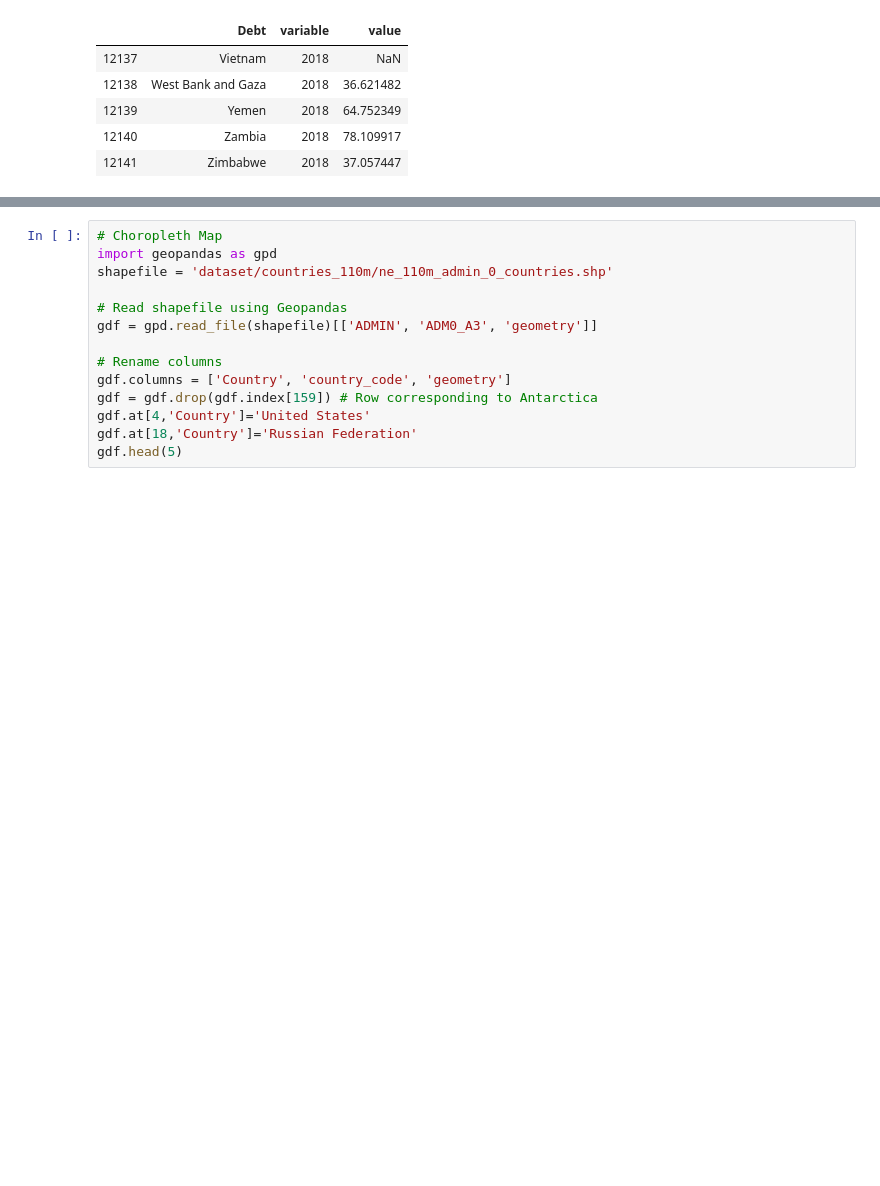
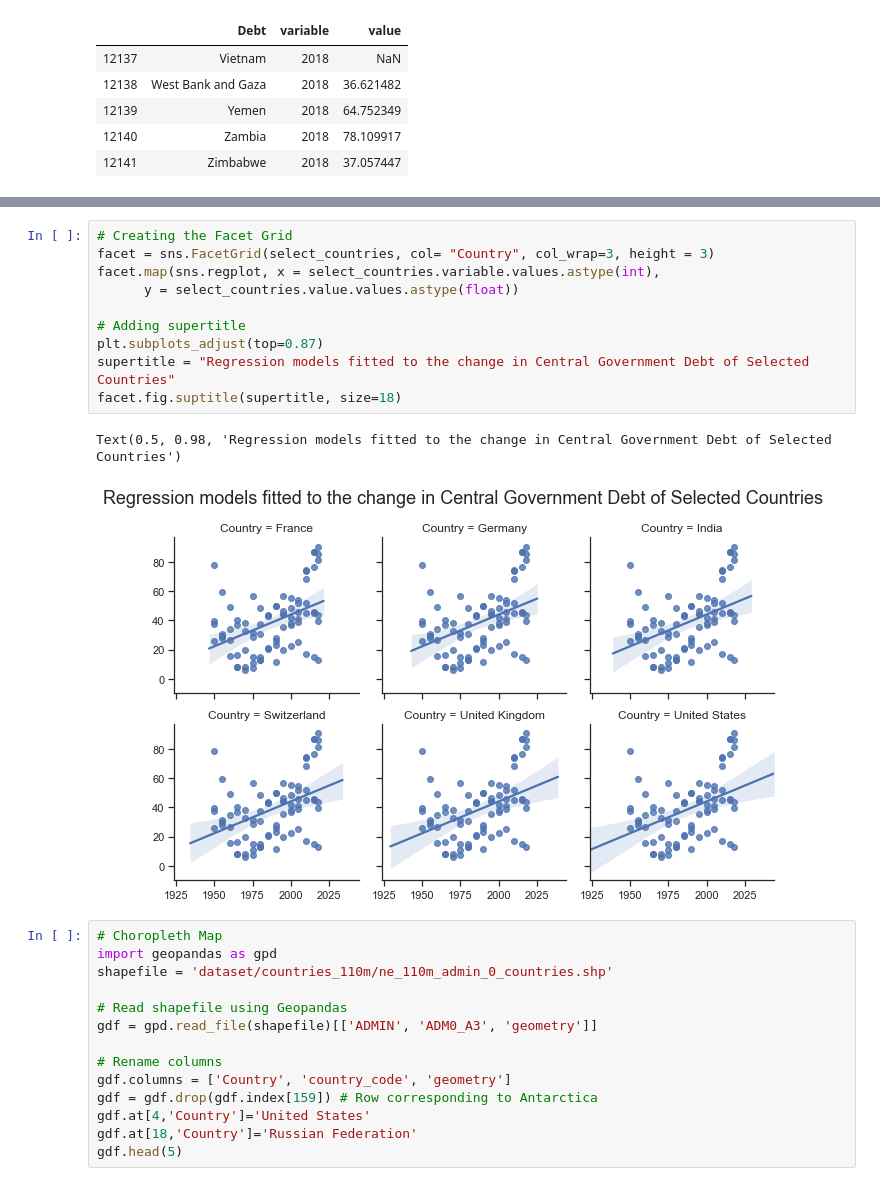
Before and after one commit to skhiearth/International-Debt-Statistics, a Jupyter notebook: IDS.ipynb, the cells around one changed output, grey strips where cells are left out. Cells and saved outputs as stored; diff of their text form; blank space fills up the shorter version.

```diff
--- a/IDS.ipynb
+++ b/IDS.ipynb
@@ -106,3 +121,16 @@ plt.legend()
+# %%
+# Creating the Facet Grid
+facet = sns.FacetGrid(select_countries, col= "Country", col_wrap=3, height = 3)
+facet.map(sns.regplot, x = select_countries.variable.values.astype(int),
+      y = select_countries.value.values.astype(float))
+
+# Adding supertitle
+plt.subplots_adjust(top=0.87)
+supertitle = "Regression models fitted to the change in Central Government Debt of Selected Countries"
+facet.fig.suptitle(supertitle, size=18)
+# %% [output]
+Text(0.5, 0.98, 'Regression models fitted to the change in Central Government Debt of Selected Countries')
+[figure, added]
 # %%
 # Choropleth Map
 import geopandas as gpd
```
Also changed, not shown: parts of 4 cells of this notebook.
